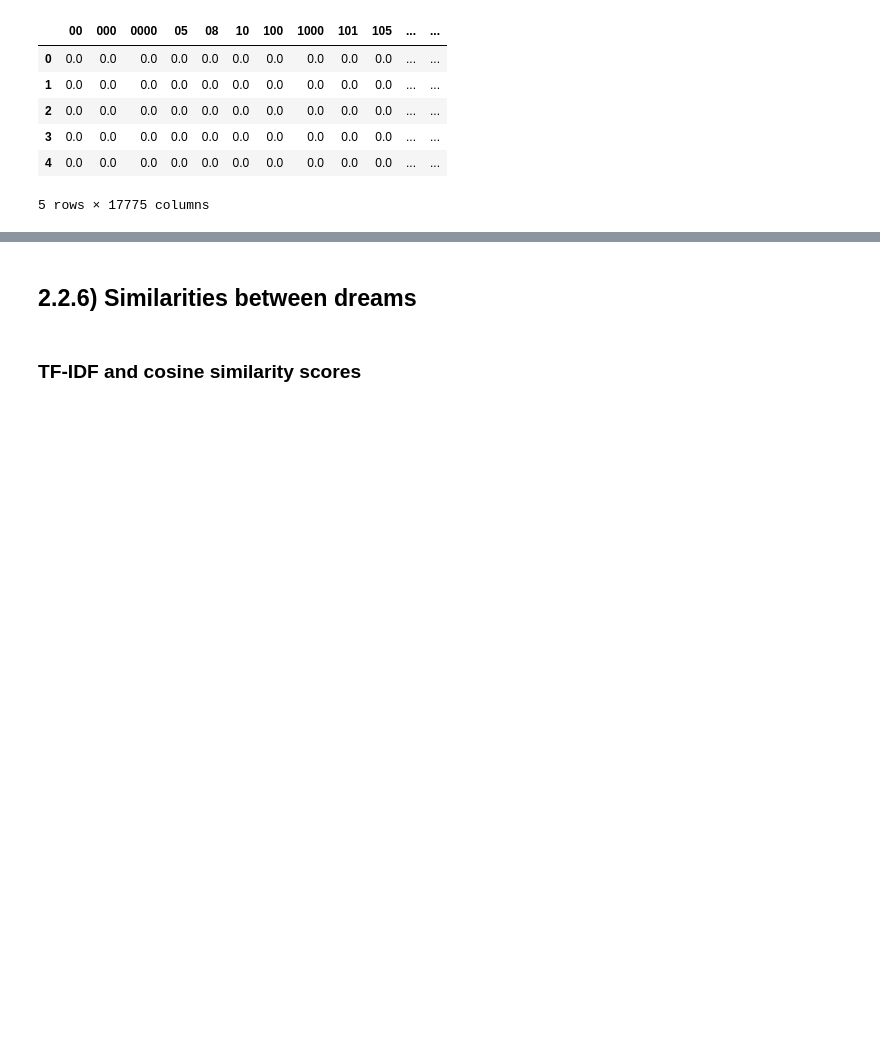
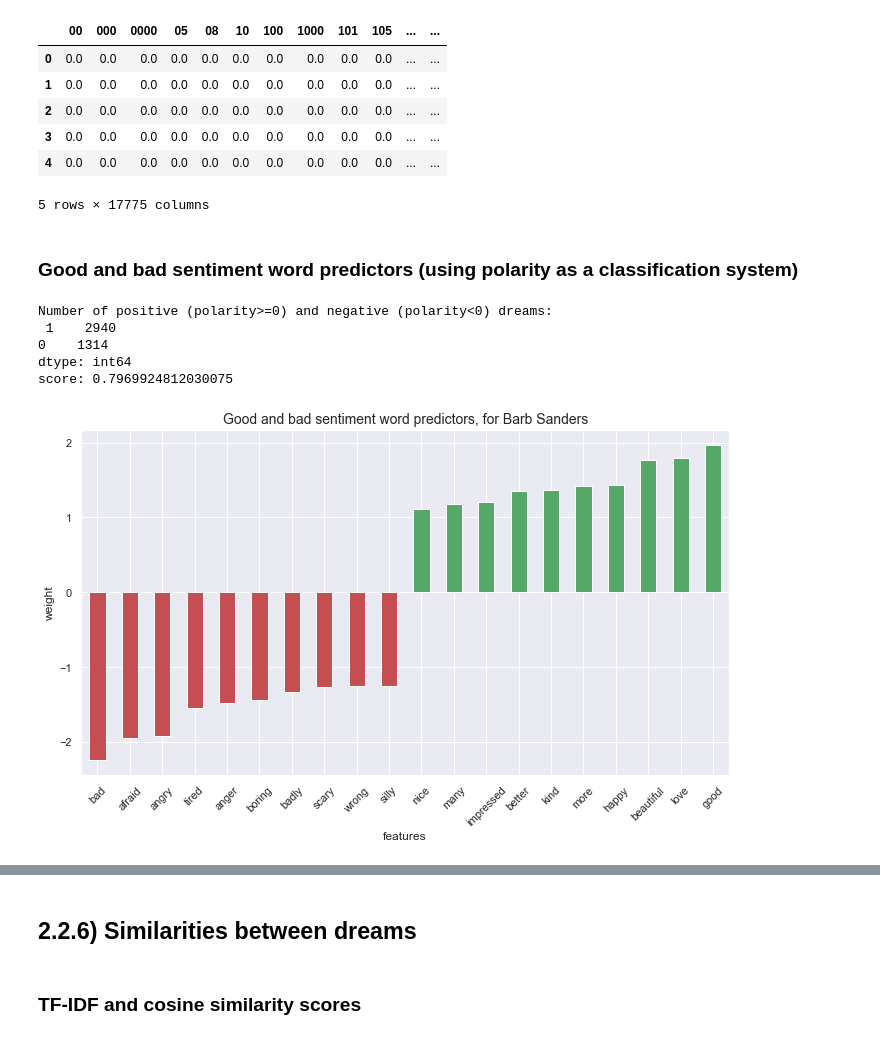
Before and after one commit to MigBap/dreambank, a Jupyter notebook: dreamresearch.net_data.ipynb, the cells around one changed output, grey strips where cells are left out. Cells and saved outputs as stored; diff of their text form; code cells hidden in the pictures; blank space fills up the shorter version.

```diff
--- a/dreamresearch.net_data.ipynb
+++ b/dreamresearch.net_data.ipynb
@@ -2495,3 +2490,57 @@ Tf-Idf: words/tokens with weights:
 | 3 | 0.0 | 0.0 | 0.0 | 0.0 | 0.0 | 0.0 | 0.0 | 0.0 | 0.0 | 0.0 | ... | ... |
 | 4 | 0.0 | 0.0 | 0.0 | 0.0 | 0.0 | 0.0 | 0.0 | 0.0 | 0.0 | 0.0 | ... | ... |
 5 rows × 17775 columns
+# %% [markdown]
+### Good and bad sentiment word predictors (using polarity as a classification system)
+# %%
+from sklearn.model_selection import train_test_split
+
+# good (1) if polarity >= 0, else bad (0)
+good_bad = [1 if i>=0 else 0 for i in b_df['polarity']]
+
+# imbalanced
+print("Number of positive (polarity>=0) and negative (polarity<0) dreams:\n", pd.Series(good_bad).value_counts())
+
+# train test split
+X_dream = b_df['dream']
+y_polarity = good_bad.copy()
+
+text_train, text_val, y_train, y_test = train_test_split(X_dream, y_polarity, stratify=y_polarity, random_state=0)
+
+# vectorizer
+vect = CountVectorizer()
+
+X_train = vect.fit_transform(text_train)
+X_test = vect.transform(text_val)
+
+
+# Which words predict good or bad?
+from sklearn.linear_model import LogisticRegression, LogisticRegressionCV  # with CV takes 1 minute, same words
+
+lr = LogisticRegression(class_weight='balanced', max_iter=1000).fit(X_train, y_train)
+
+# parameter and score
+# print("\nC parameter: ", lr.C_);
+print("score:", lr.score(X_test, y_test))
+
+# weights for each word
+feature_names = vect.get_feature_names()
+features_weights = pd.DataFrame({'features': feature_names, 'weights': lr.coef_[0]})
+features_weights = features_weights.sort_values('weights')
+
+# plot
+df_plot = pd.concat([features_weights[:10], features_weights[-10:]]).set_index('features')
+df_plot['weights'].plot(kind='bar', legend=False, color=['g' if i>=0 else 'r' for i in df_plot['weights']])
+
+plt.ylabel('weight')
+plt.xticks(rotation=45)
+plt.title('Good and bad sentiment word predictors, for Barb Sanders', fontsize=14)
+plt.subplots_adjust(left=0, bottom=-0.2, right=1.5, top=1, wspace=0.4, hspace=0)
+plt.show()
+# %% [output]
+Number of positive (polarity>=0) and negative (polarity<0) dreams:
+ 1    2940
+0    1314
+dtype: int64
+score: 0.7969924812030075
+[figure, added]
```
Also changed, not shown: parts of 2 cells of this notebook.
